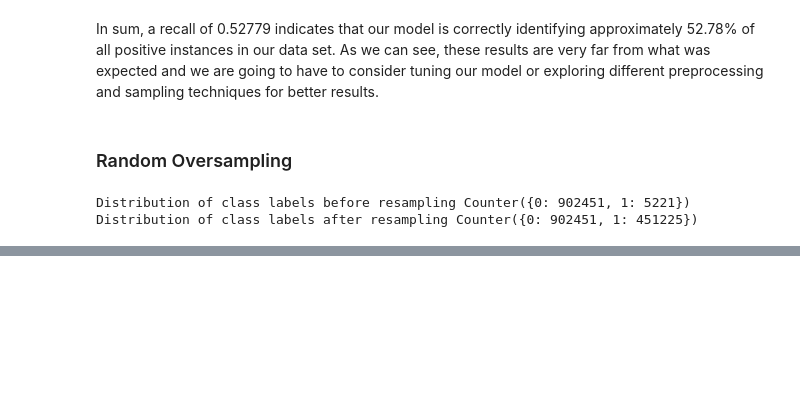
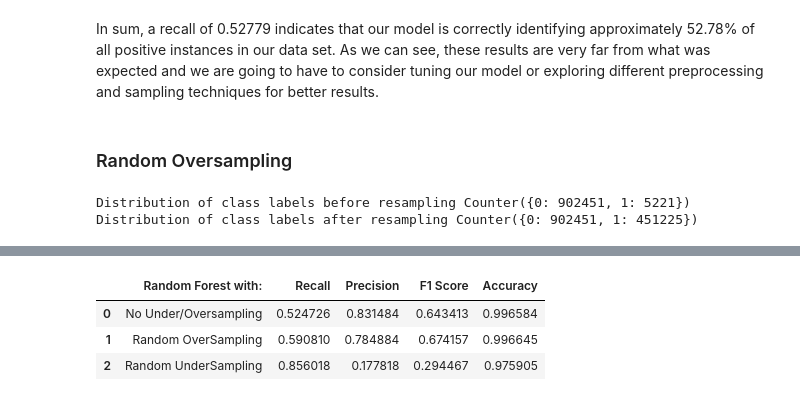
Before and after one commit to RemorI/creditcard-fraud-detection, a Jupyter notebook: fraud-detection.ipynb, the cells around one changed output, grey strips where cells are left out. Saved outputs shown, nothing was run; the diff lists cells and outputs as text; code cells hidden in the pictures; blank space fills up the shorter version.

```diff
--- a/fraud-detection.ipynb
+++ b/fraud-detection.ipynb
@@ -324 +323,6 @@ print(classification_report(y_test, y_pred))
 weighted avg       1.00      1.00      1.00    389003
+# %%
+ro_df = pd.DataFrame([{'Random Forest with:': 'Random OverSampling', 'Recall': recall, 'Precision': precision, 'F1 Score': f1, 'Accuracy': accuracy}])
+
+score_df = pd.concat([um_df, ro_df], ignore_index=True)
+score_df
@@ -324,0 +337,6 @@ weighted avg       1.00      1.00      1.00    389003
+# %%
+rus =  RandomUnderSampler(sampling_strategy=0.5, random_state=42)
+X_train_rus, y_train_rus = rus.fit_resample(X_train, y_train)
+
+print ("Distribution of class labels before resampling {}".format(Counter(y_train)))
+print ("Distribution of class labels after resampling {}".format(Counter(y_train_rus)))
@@ -324,0 +346,22 @@ weighted avg       1.00      1.00      1.00    389003
+# %%
+clf = RandomForestClassifier()
+clf.fit(X_train_rus, y_train_rus)
+y_pred = clf.predict(X_test)
+
+# Evaluation Metrics
+accuracy = accuracy_score(y_test, y_pred)
+precision = precision_score(y_test, y_pred)
+recall = recall_score(y_test, y_pred)
+f1 = f1_score(y_test, y_pred)
+print(f"\n Accuracy: {accuracy}")
+print(f" Precision: {precision}")
+print(f" Recall: {recall}")
+print(f" F1 Score: {f1}")
+
+# Confusion Matrix
+print("\n Confusion Matrix:")
+print(confusion_matrix(y_test, y_pred))
+
+# Classification Report
+print("\n Classification Report:")
+print(classification_report(y_test, y_pred))
@@ -324,0 +387,10 @@ weighted avg       1.00      1.00      1.00    389003
+# %%
+ro_df = pd.DataFrame([{'Random Forest with:': 'Random UnderSampling', 'Recall': recall, 'Precision': precision, 'F1 Score': f1, 'Accuracy': accuracy}])
+
+score_df = pd.concat([score_df, ro_df], ignore_index=True)
+score_df
+# %% [output]
+|  | Random Forest with: | Recall | Precision | F1 Score | Accuracy |
+| 0 | No Under/Oversampling | 0.524726 | 0.831484 | 0.643413 | 0.996584 |
+| 1 | Random OverSampling | 0.590810 | 0.784884 | 0.674157 | 0.996645 |
+| 2 | Random UnderSampling | 0.856018 | 0.177818 | 0.294467 | 0.975905 |
```
Also changed, not shown: parts of 9 cells of this notebook.
